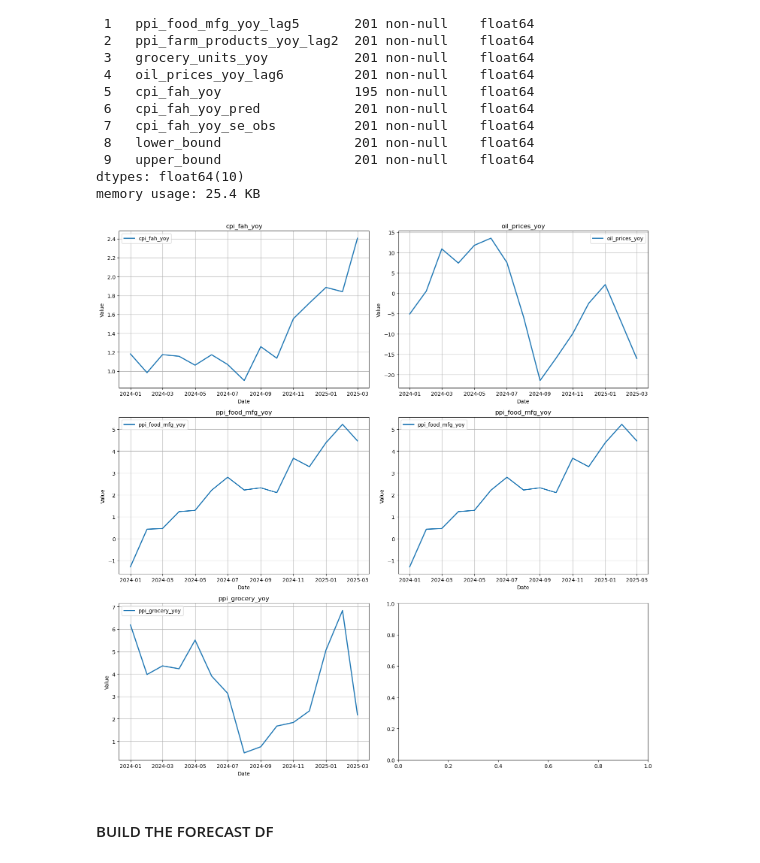
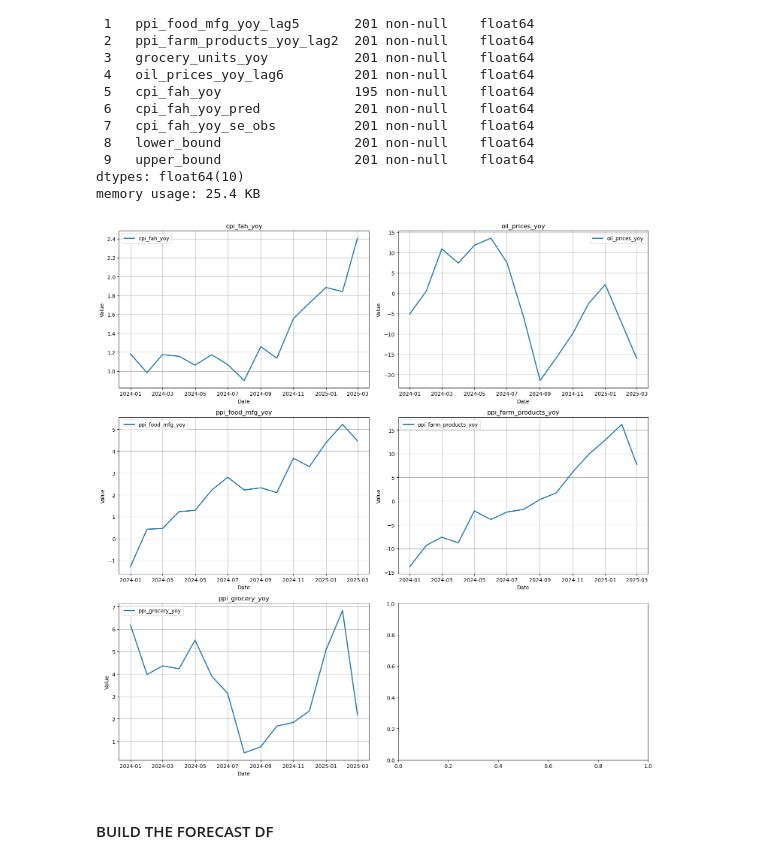
Before and after one commit to Plan-kton/cpi_fah_fcst, a Jupyter notebook: FRED_Forward_CPIFAH_Forecast.ipynb, the cells around one changed output. Saved outputs shown, nothing was run; the diff lists cells and outputs as text; code cells hidden in the pictures.

Commit message:
charts

```diff
--- a/FRED_Forward_CPIFAH_Forecast.ipynb
+++ b/FRED_Forward_CPIFAH_Forecast.ipynb
@@ -347,12 +347,12 @@ plt.show()
 ppi_grocery_yoy_dic = {pd.Timestamp('2025-04-01'): 2.2, pd.Timestamp('2025-05-01'): 2.2, pd.Timestamp('2025-06-01'): 2.2, pd.Timestamp('2025-07-01'): 2.2,
                        pd.Timestamp('2025-08-01'): 2.2, pd.Timestamp('2025-09-01'): 2.2}
 
-ppi_mfg_yoy_dic = {pd.Timestamp('2025-04-01'): 3.3, pd.Timestamp('2025-05-01'): 4.4, pd.Timestamp('2025-06-01'): 5.2, pd.Timestamp('2025-07-01'): 4.5,
+ppi_mfg_yoy_dic = {pd.Timestamp('2025-04-01'): 3.7, pd.Timestamp('2025-05-01'): 3.3, pd.Timestamp('2025-06-01'): 4.4, pd.Timestamp('2025-07-01'): 5.2,
                    pd.Timestamp('2025-08-01'): 4.5, pd.Timestamp('2025-09-01'): 4.5}
 
 # six month lag. Farm product value should be six months ahead the current month
-ppi_farm_products_yoy_dic = {pd.Timestamp('2025-04-01'): 1.74, pd.Timestamp('2025-05-01'): 6.1, pd.Timestamp('2025-06-01'): 9.86, pd.Timestamp('2025-07-01'): 12.88,
-                             pd.Timestamp('2025-08-01'): 16.18, pd.Timestamp('2025-09-01'): 7.69}
+ppi_farm_products_yoy_dic = {pd.Timestamp('2025-04-01'): 12.88, pd.Timestamp('2025-05-01'): 16.18, pd.Timestamp('2025-06-01'): 7.69, pd.Timestamp('2025-07-01'): 7,
+                             pd.Timestamp('2025-08-01'): 6.5, pd.Timestamp('2025-09-01'): 6.0}
 
 us_grocery_units_yoy_dic = {pd.Timestamp('2025-04-01'): 1.8, pd.Timestamp('2025-05-01'): 1.7, pd.Timestamp('2025-06-01'): 1.6, pd.Timestamp('2025-07-01'): 1.5,
                             pd.Timestamp('2025-08-01'): 1.5, pd.Timestamp('2025-09-01'): 1.5}
@@ -560,36 +560,36 @@ end_date = '2025-12-01'
 df_input_charts = df.loc[start_date:end_date]
 
 # Select the variables to plot (excluding 'date')
-var_list = ['cpi_fah_yoy', 'oil_prices_yoy', 'ppi_food_mfg_yoy', 'ppi_food_mfg_yoy', 'ppi_grocery_yoy']
+var_list = ['cpi_fah_yoy', 'oil_prices_yoy', 'ppi_food_mfg_yoy', 'ppi_farm_products_yoy', 'ppi_grocery_yoy']
 
 # Create a grid of subplots (2 columns × enough rows for all variables)
 num_vars = len(var_list)
 rows = (num_vars // 2) + (num_vars % 2)  # Ensures enough rows for all variables
 
 fig, axes = plt.subplots(nrows=rows, ncols=2, figsize=(15, 5 * rows))  # Dynamically sized
 
 # Flatten axes array for easier iteration
 axes = axes.flatten()
 
 # Loop through each variable and plot
 for i, col in enumerate(var_list):
     ax = axes[i]  # Select the subplot
     ax.plot(df_input_charts.index, df_input_charts[col], label=col, linewidth=2)
 
     # Customize the subplot
     ax.set_title(col, fontsize=12)
     ax.set_xlabel("Date", fontsize=10)
     ax.set_ylabel("Value", fontsize=10)
     ax.grid(True)
     ax.legend()
 
 # Adjust layout for readability
 plt.tight_layout()
 
 # Show the plot
 plt.show()
 # %% [output]
-[figure, old version]
+[figure, new version]
 # %% [markdown]
 #### BUILD THE FORECAST DF ####
 # %%
```
Also changed, not shown: parts of 8 cells of this notebook, 3 other files.
